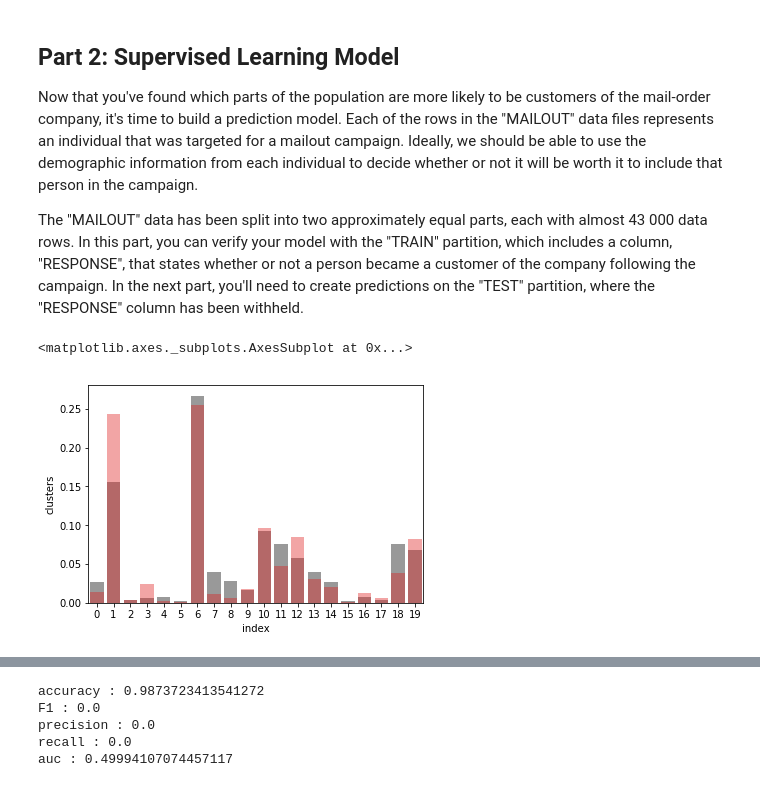
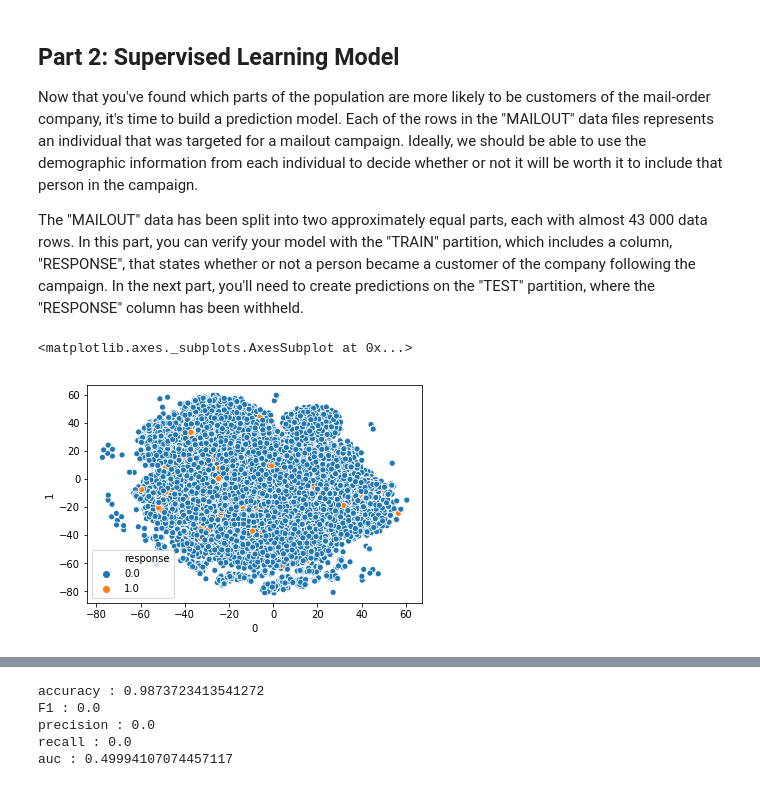
Before and after one commit to bvcmartins/dsnd_capstone, a Jupyter notebook: main.ipynb, the cells around one changed output, grey strips where cells are left out. Drawn from its saved outputs; the diff is of its cells as text; code cells hidden in the pictures.

```diff
--- a/main.ipynb
+++ b/main.ipynb
@@ -719,3 +312,5 @@ outlier_pred = clf_if.fit_predict(azdias_onehot)
+# %%
+azdias2 = remove_outliers(azdias_onehot.copy())
 # %% [markdown]
 ## Part 1: Customer Segmentation Report
 
@@ -797,6 +388,6 @@ n_dim
 # %%
-n_dim = 122
-list_pca = azdias_onehot.columns.values.tolist()
-pca_model, var_pca, X_pca = generate_pca(azdias_onehot, n_dim)
+n_dim = 107
+list_pca = azdias2.columns.values.tolist()
+pca_model, var_pca, X_pca = generate_pca(azdias2, n_dim)
 # %%
 scree_plot_pca(pca_model)
@@ -892,7 +461,7 @@ def plot_pops(df):
     df_ = df.groupby('clusters').agg({'clusters':'size'}).rename(columns={'clusters':'size'}).reset_index()
     sns.barplot(x = 'clusters', y = 'size', data=df_, color='gray')
 # %%
-n_clusters = 20
+n_clusters = 12
 kmeans_df, kmeans =  calc_clusters(KMeans(n_clusters = n_clusters, random_state=34))
 # %%
 plot_pops(kmeans_df)
@@ -914,7 +477,7 @@ def pipeline(df):
     df = missing_values(df)
     df = drop_features(df, feature_drop_list)
     #df = drop_rows(df)
-    df = impute_calc(df)
+    df = impute_transform(df)
     df = pragende_jugendjahre(df)
     df = cameo_intl_2015(df)
     df = lp_lebensphase_fein(df)
@@ -925,6 +488,7 @@ def pipeline(df):
                          columns=onehot.get_feature_names())
     df = pd.concat([df.drop(list_onehot, axis=1), df_onehot], axis=1)
     df[list_scale] = scaler.transform(df[list_scale])
+    df = remove_outliers(df)
     X_pca = pca_model.transform(df[list_pca])
     kmeans_pipe = pd.DataFrame(X_pca)
     kmeans_pipe['clusters'] = kmeans.predict(X_pca)
@@ -972,9 +513,2 @@ sns.barplot(x = 'index', y = 'clusters', data=df_agg, color='red', alpha=0.4)
-# %%
-df_1 = df_mailout_train.query('RESPONSE==1')['clusters'].value_counts(normalize=True).reset_index()
-sns.barplot(x = 'index', y = 'clusters', data=df_1, color='black', alpha=0.4)
-sns.barplot(x = 'index', y = 'clusters', data=df_agg, color='red', alpha=0.4)
-# %% [output]
-<matplotlib.axes._subplots.AxesSubplot at 0x...>
-[figure, removed]
 # %%
 kmeans_train['RESPONSE'] = df_mailout_train['RESPONSE']
@@ -980,0 +517,8 @@ kmeans_train['RESPONSE'] = df_mailout_train['RESPONSE']
+# %%
+# try tsne
+df_tsne = pd.DataFrame(TSNE(n_components=2, perplexity=5).fit_transform(kmeans_train.iloc[:,:-2]))
+df_tsne['response'] = kmeans_train.RESPONSE
+sns.scatterplot(x=0, y=1, data=df_tsne, hue='response')
+# %% [output]
+<matplotlib.axes._subplots.AxesSubplot at 0x...>
+[figure, added]
```
Also changed, not shown: parts of 111 cells of this notebook.
